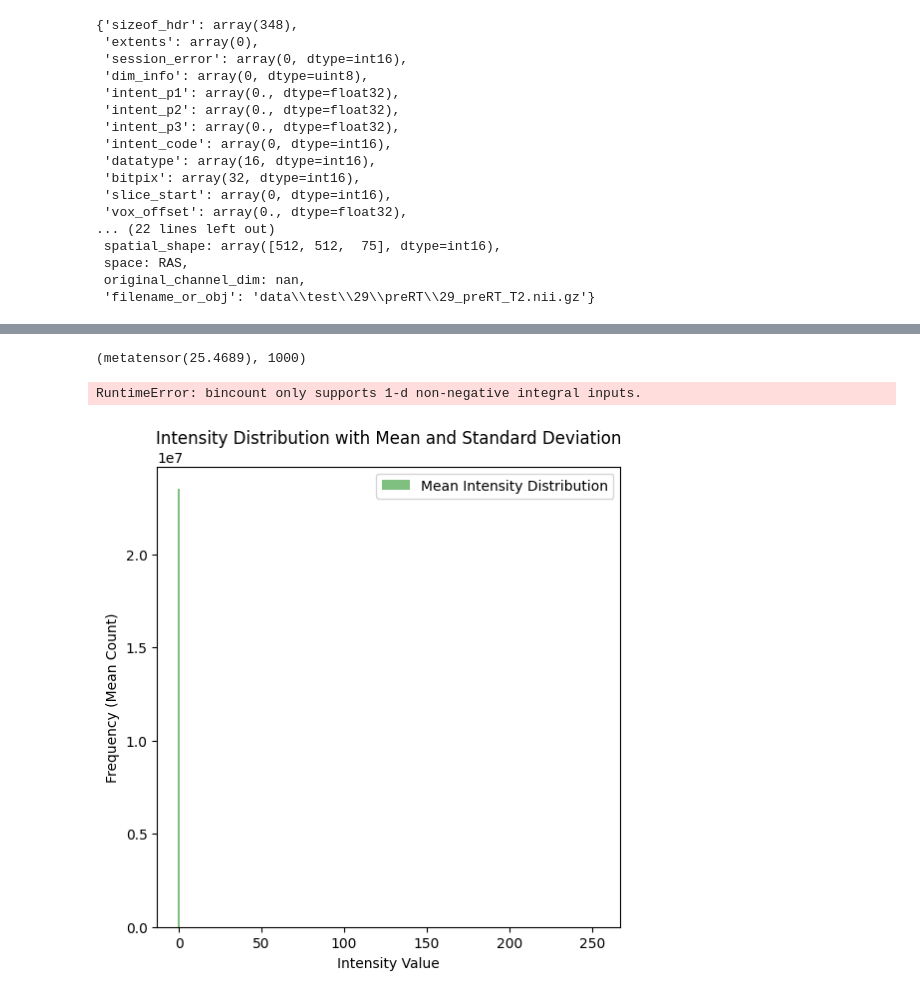
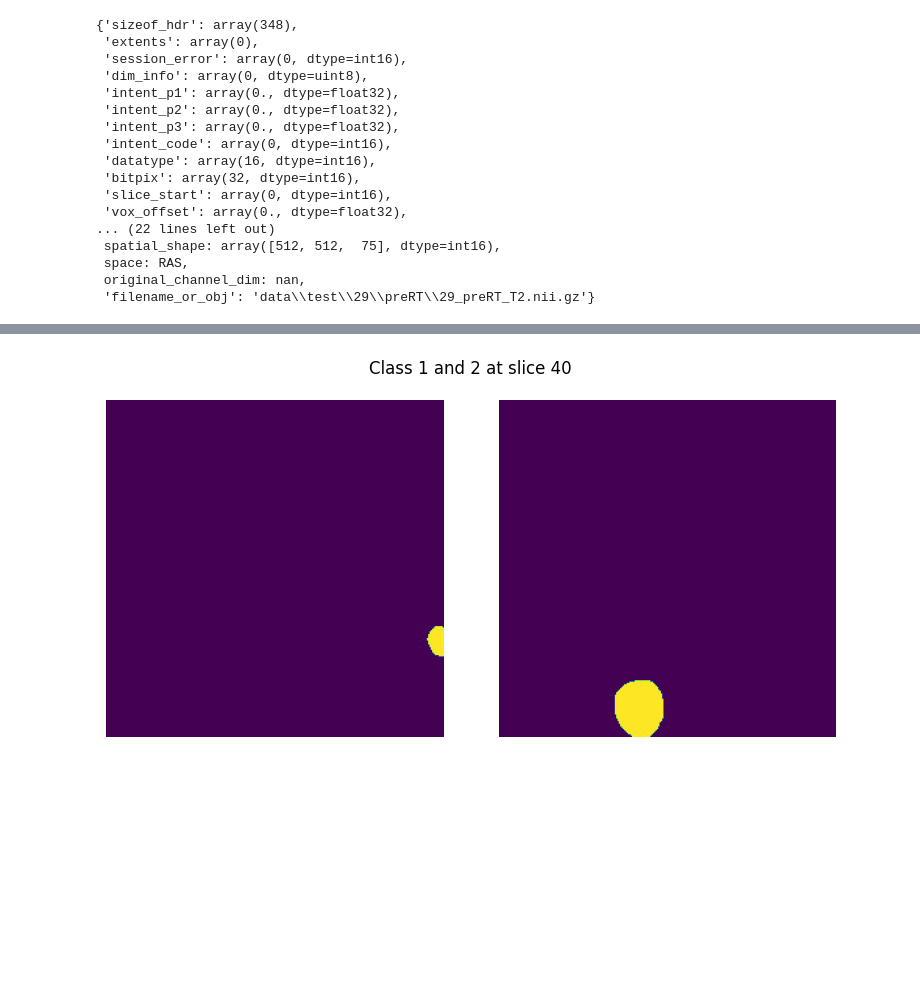
Before and after one commit to andreas122001/tumor-segmentation, a Jupyter notebook: test.ipynb, the cells around one changed output, grey strips where cells are left out. Cells and saved outputs as stored; diff of their text form; code cells hidden in the pictures; blank space fills up the shorter version.

```diff
--- a/test.ipynb
+++ b/test.ipynb
@@ -1,34 +1,11 @@
 # %%
-import os
-import shutil
-import tempfile
 import matplotlib.pyplot as plt
-from PIL import Image
 import torch
 import numpy as np
 
-from monai.apps import download_and_extract
 from monai.config import print_config
-from monai.metrics import ROCAUCMetric
-from monai.networks.nets import DenseNet121
-from monai.transforms import (
-    Activations,
-    EnsureChannelFirst,
-    AsDiscrete,
-    Compose,
-    LoadImage,
-    RandFlip,
-    RandRotate,
-    RandZoom,
-    ScaleIntensity,
-    ToTensor,
-)
-from monai.data import Dataset, DataLoader
-from monai.utils import set_determinism
+from monai.transforms import LoadImage
 import monai
-from tqdm import tqdm
-
-plt.rcParams["figure.figsize"] = (6, 6)
 
 print_config()
 # %% [output]
@@ -184,35 +141,10 @@ total_tumor
-# %%
-max_= 0
-min_ = 1000
-for data in tqdm(dataset):
-    curr = data['image'].max()
-    max_ = max_ if max_>=curr else curr
-    min_ = min_ if min_<=curr else min_
-min_, max_
-# %% [output]
-(metatensor(25.4689), 1000)
-# %%
-# Calculate intensity distribution
-bincounts = torch.zeros(130, 256)
-for i, data in enumerate(tqdm(dataset)):
-    intensity_values = data['image'].flatten().divide(max_).multiply(255).round().int()
-    bincount = torch.bincount(intensity_values, minlength=256)
-    bincounts[i, :len(bincount)] = bincount
-# %% [output]
-RuntimeError: bincount only supports 1-d non-negative integral inputs.
-# %%
-x_extent = 255
-mean = bincounts.mean(0)[:x_extent]
-std = bincounts.std(0)[:x_extent]
-
-plt.figure(figsize=(6, 6))
-plt.bar(range(x_extent), mean, alpha=0.5, label='Mean Intensity Distribution', color='green')
-# plt.fill_between(range(x_extent), mean - std, mean + std, color='lightblue', alpha=0.5, label='Standard Deviation')
-# plt.yscale('symlog')
-plt.xlabel('Intensity Value')
-plt.ylabel('Frequency (Mean Count)')
-plt.title('Intensity Distribution with Mean and Standard Deviation')
-plt.legend()
-plt.show()
-# %% [output]
-[figure, removed]
+# %%
+# Visualization of two classes at slice 40
+fig, ax = plt.subplots(1,2, figsize=(8,4))
+[a.axis('off') for a in ax]
+ax[0].imshow(dataset[0]['mask'][0,:,:,40].eq(1).cpu())
+ax[1].imshow(dataset[0]['mask'][0,:,:,40].eq(2).cpu())
+fig.suptitle("Class 1 and 2 at slice 40")
+fig.tight_layout();
+# %% [output]
+[figure, added]
```
Also changed, not shown: parts of 19 cells of this notebook, 3 other files.
